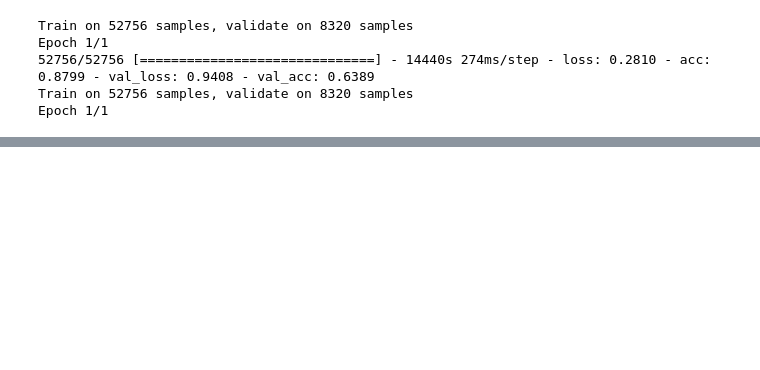
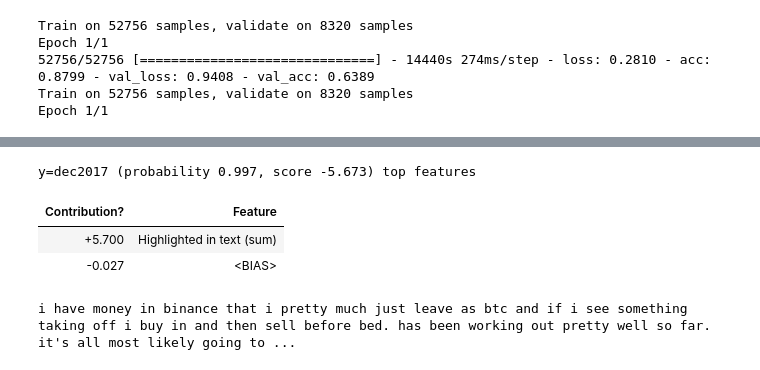
Before and after one commit to francisliu2/BERT, a Jupyter notebook: BERT.ipynb, the cells around one changed output, grey strips where cells are left out. Cells and saved outputs as stored; diff of their text form; code cells hidden in the pictures; blank space fills up the shorter version.

```diff
--- a/BERT.ipynb
+++ b/BERT.ipynb
@@ -139,0 +223,8 @@ i’m not buying coins created out of thin air like libra!!!why don’t i create
+# %%
+text2 = """I have money in binance that I pretty much just leave as btc and if
+           I see something taking off I buy in and then sell before bed.
+           Has been working out pretty well so far. It's all most likely
+           going to end up in Ripple and trx at some point tho.
+"""
+predictor.explain(text2)
+# %% [output]
@@ -139,0 +232,5 @@ i’m not buying coins created out of thin air like libra!!!why don’t i create
+y=dec2017 (probability 0.997, score -5.673) top features
+| Contribution? | Feature |
+| +5.700 | Highlighted in text (sum) |
+| -0.027 | <BIAS> |
+i have money in binance that i pretty much just leave as btc and if i see something taking off i buy in and then sell before bed. has been working out pretty well so far. it's all most likely going to ...
```
Also changed, not shown: parts of 15 cells of this notebook.
